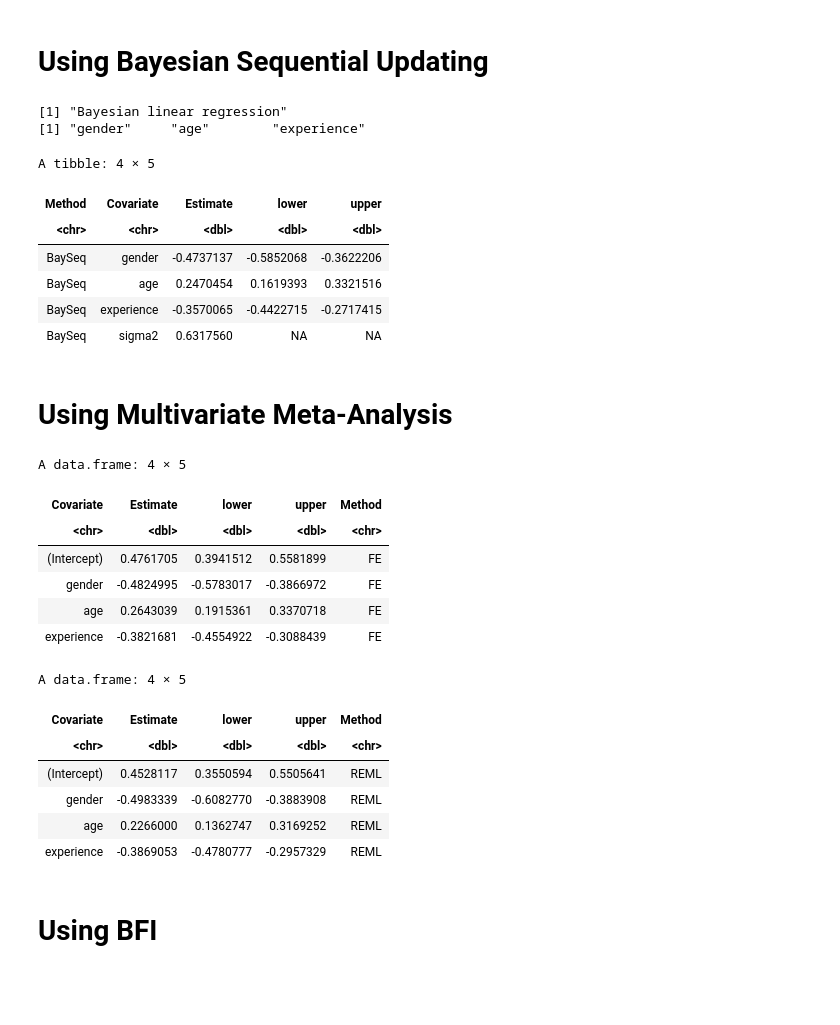
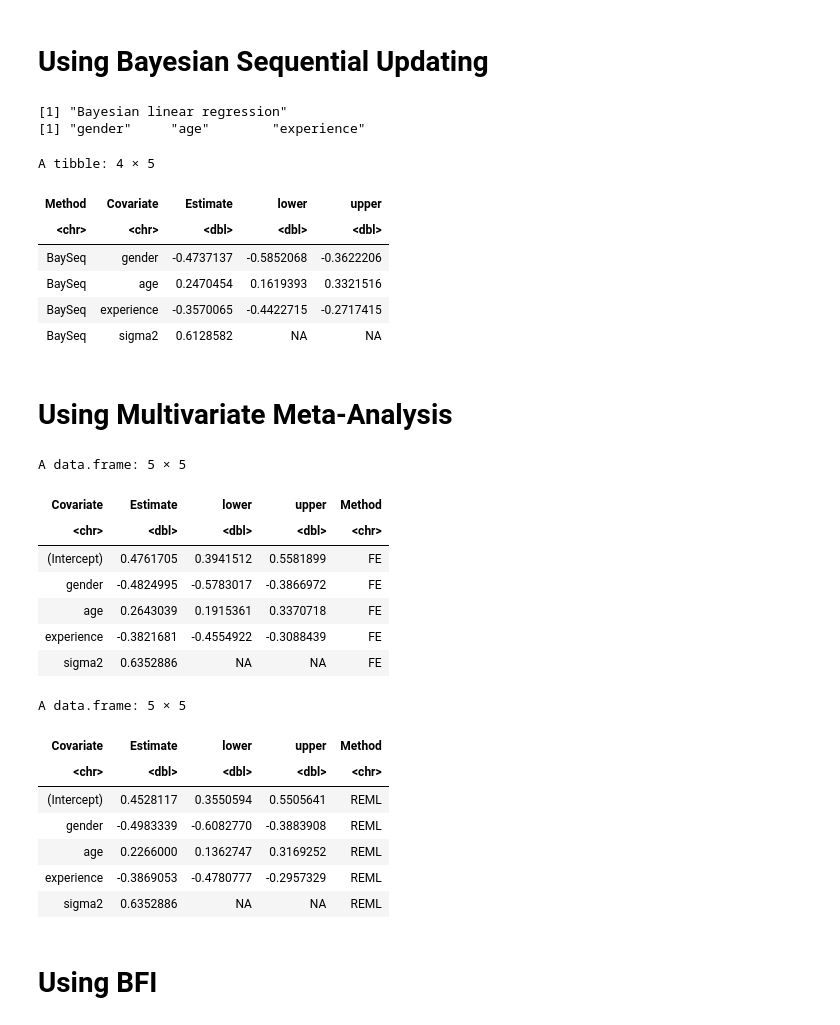
Before and after one commit to lisa-gm/confeR, a Jupyter notebook: notebook.ipynb, the cells around one changed output. Cells and saved outputs as stored; diff of their text form; code cells hidden in the pictures; blank space fills up the shorter version.

```diff
--- a/notebook.ipynb
+++ b/notebook.ipynb
@@ -18,6 +18,9 @@ set.seed(123)
 # Select data set
 dataname <- "trauma"
 dataname <- "Nurses"
+
+#dataname <- "trauma_shuffled"
+#dataname <- "Nurses_shuffled"
 
 # Name of the column designating the center id
 center_name <- "hospital"
@@ -37,7 +40,7 @@ if (startsWith(dataname, "trauma")) {
 
 # Shuffling center simulates homogeneous case
 if (endsWith(dataname, "_shuffled")) {
-        data_raw[[center_name]] <- sample(data[[center_name]])
+        data_raw[[center_name]] <- sample(data_raw[[center_name]])
 }
 
 raw_dataname <- dataname
@@ -146,6 +149,7 @@ params_seq <- bs$bayseq_oneshot(bstats, n_centers, use_local_intercepts,
                                 covariates, epsilon = 1e-10, center_name)
 
 df_seq <- bs$tidy_results(params_seq, use_local_intercepts)
+df_seq["Covariate"][df_seq["Covariate"] == "Intercept"] <- "(Intercept)"
 df_seq
 # %% [output]
 [1] "Bayesian linear regression"
@@ -156,7 +160,7 @@ A tibble: 4 × 5
 | BaySeq | gender | -0.4737137 | -0.5852068 | -0.3622206 |
 | BaySeq | age | 0.2470454 | 0.1619393 | 0.3321516 |
 | BaySeq | experience | -0.3570065 | -0.4422715 | -0.2717415 |
-| BaySeq | sigma2 | 0.6317560 | NA | NA |
+| BaySeq | sigma2 | 0.6128582 | NA | NA |
 # %% [markdown]
 # Using Multivariate Meta-Analysis
 # %%
@@ -168,24 +172,40 @@ cov_list <- res_local$cov_list
 # %%
 # Meta-analyse GLM parameters
 df_meta_mv_fe <- fn$fit_mv_meta_fixed(coef_list, cov_list)
+df_meta_mv_reml <- fn$fit_mv_meta_random(coef_list, cov_list, method="REML")
+
+# add simple mean of error variances
+if (family == "gaussian") {
+    sigma2 <- mean(res_local$sigma2_list)
+    row <- list("sigma2", sigma2, NA_real_, NA_real_, "FE")
+    df_sigma2 <- as.data.frame(row, stringsAsFactors = FALSE)
+    colnames(df_sigma2) <- colnames(df_meta_mv_fe)
+    df_meta_mv_fe <- rbind(df_meta_mv_fe, df_sigma2)
+
+    row <- list("sigma2", sigma2, NA_real_, NA_real_, "REML")
+    df_sigma2 <- as.data.frame(row, stringsAsFactors = FALSE)
+    colnames(df_sigma2) <- colnames(df_meta_mv_fe)
+    df_meta_mv_reml <- rbind(df_meta_mv_reml, df_sigma2)
+}
 df_meta_mv_fe
-df_meta_mv_reml <- fn$fit_mv_meta_random(coef_list, cov_list, method="REML")
 df_meta_mv_reml
 # %% [output]
-A data.frame: 4 × 5
+A data.frame: 5 × 5
 | Covariate | Estimate | lower | upper | Method |
 | <chr> | <dbl> | <dbl> | <dbl> | <chr> |
 | (Intercept) | 0.4761705 | 0.3941512 | 0.5581899 | FE |
 | gender | -0.4824995 | -0.5783017 | -0.3866972 | FE |
 | age | 0.2643039 | 0.1915361 | 0.3370718 | FE |
 | experience | -0.3821681 | -0.4554922 | -0.3088439 | FE |
+| sigma2 | 0.6352886 | NA | NA | FE |
-A data.frame: 4 × 5
+A data.frame: 5 × 5
 | Covariate | Estimate | lower | upper | Method |
 | <chr> | <dbl> | <dbl> | <dbl> | <chr> |
 | (Intercept) | 0.4528117 | 0.3550594 | 0.5505641 | REML |
 | gender | -0.4983339 | -0.6082770 | -0.3883908 | REML |
 | age | 0.2266000 | 0.1362747 | 0.3169252 | REML |
 | experience | -0.3869053 | -0.4780777 | -0.2957329 | REML |
+| sigma2 | 0.6352886 | NA | NA | REML |
 # %% [markdown]
 # Using BFI
 # %%
```
Also changed, not shown: parts of 3 cells of this notebook, 3 other files.
